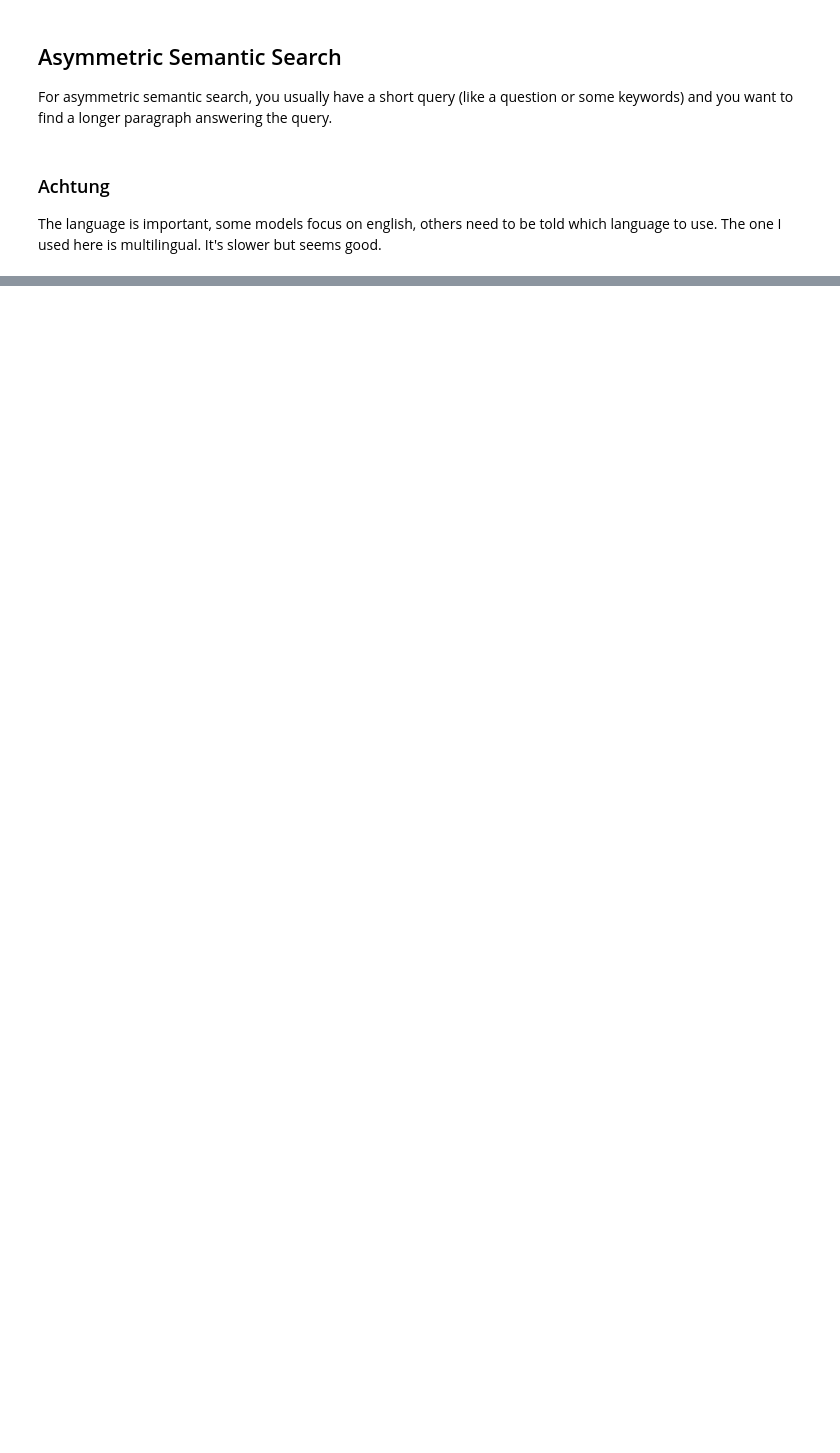
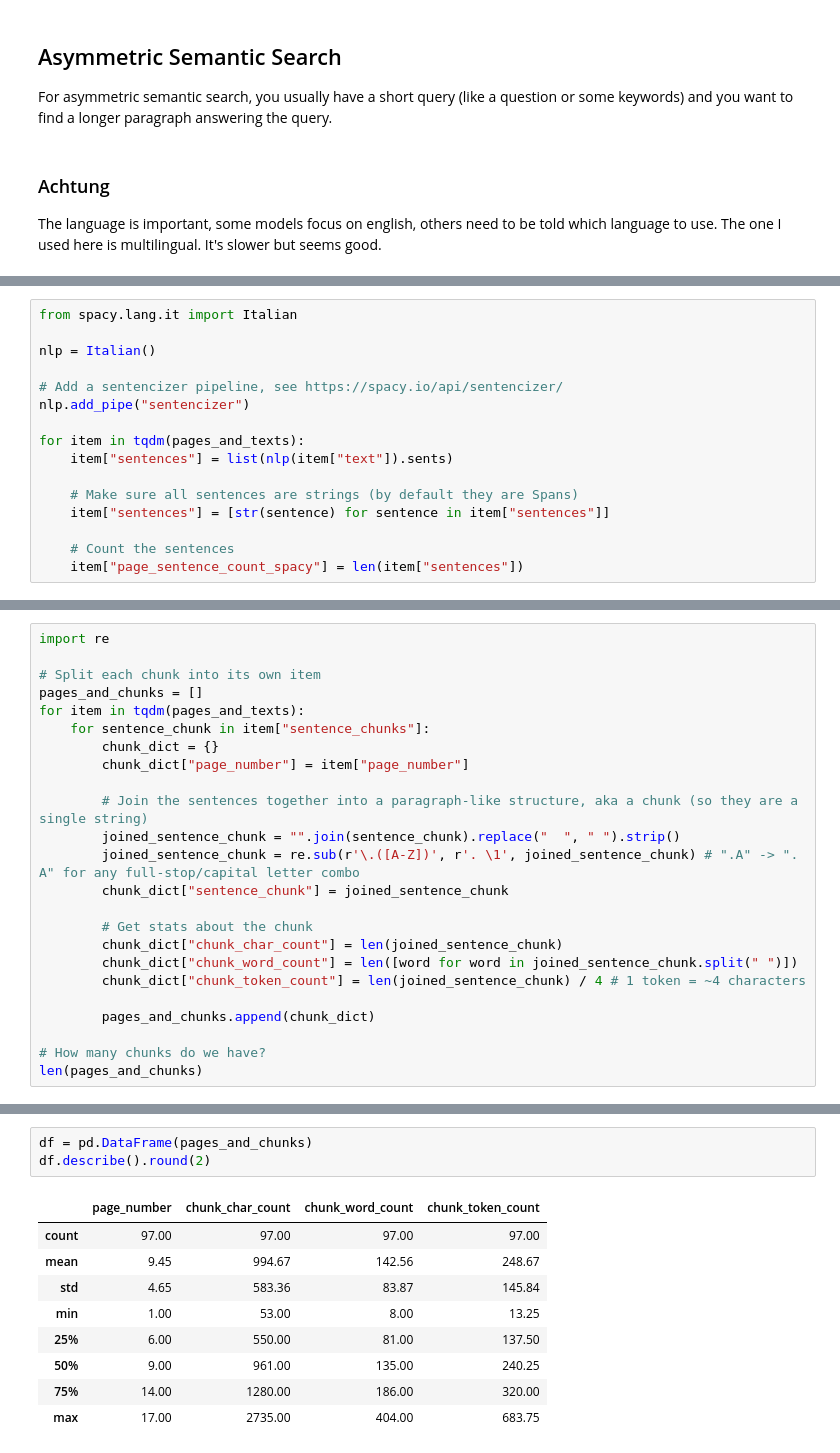
Before and after one commit to jfet97/fun-with-langchain, a Jupyter notebook: examples/asymmetric-semantic-search/asymmetric-semantic-search-better.ipynb, the cells around one changed output, grey strips where cells are left out. Saved outputs shown, nothing was run; the diff lists cells and outputs as text; blank space fills up the shorter version.

```diff
--- a/examples/asymmetric-semantic-search/asymmetric-semantic-search-better.ipynb
+++ b/examples/asymmetric-semantic-search/asymmetric-semantic-search-better.ipynb
@@ -37,0 +90,16 @@ retriever = vectorstore.as_retriever(
+# %%
+from spacy.lang.it import Italian
+
+nlp = Italian()
+
+# Add a sentencizer pipeline, see https://spacy.io/api/sentencizer/
+nlp.add_pipe("sentencizer")
+
+for item in tqdm(pages_and_texts):
+    item["sentences"] = list(nlp(item["text"]).sents)
+
+    # Make sure all sentences are strings (by default they are Spans)
+    item["sentences"] = [str(sentence) for sentence in item["sentences"]]
+
+    # Count the sentences
+    item["page_sentence_count_spacy"] = len(item["sentences"])
@@ -37,0 +151,24 @@ retriever = vectorstore.as_retriever(
+# %%
+import re
+
+# Split each chunk into its own item
+pages_and_chunks = []
+for item in tqdm(pages_and_texts):
+    for sentence_chunk in item["sentence_chunks"]:
+        chunk_dict = {}
+        chunk_dict["page_number"] = item["page_number"]
+
+        # Join the sentences together into a paragraph-like structure, aka a chunk (so they are a single string)
+        joined_sentence_chunk = "".join(sentence_chunk).replace("  ", " ").strip()
+        joined_sentence_chunk = re.sub(r'\.([A-Z])', r'. \1', joined_sentence_chunk) # ".A" -> ". A" for any full-stop/capital letter combo
+        chunk_dict["sentence_chunk"] = joined_sentence_chunk
+
+        # Get stats about the chunk
+        chunk_dict["chunk_char_count"] = len(joined_sentence_chunk)
+        chunk_dict["chunk_word_count"] = len([word for word in joined_sentence_chunk.split(" ")])
+        chunk_dict["chunk_token_count"] = len(joined_sentence_chunk) / 4 # 1 token = ~4 characters
+
+        pages_and_chunks.append(chunk_dict)
+
+# How many chunks do we have?
+len(pages_and_chunks)
@@ -37,0 +196,13 @@ retriever = vectorstore.as_retriever(
+# %%
+df = pd.DataFrame(pages_and_chunks)
+df.describe().round(2)
+# %% [output]
+|  | page_number | chunk_char_count | chunk_word_count | chunk_token_count |
+| count | 97.00 | 97.00 | 97.00 | 97.00 |
+| mean | 9.45 | 994.67 | 142.56 | 248.67 |
+| std | 4.65 | 583.36 | 83.87 | 145.84 |
+| min | 1.00 | 53.00 | 8.00 | 13.25 |
+| 25% | 6.00 | 550.00 | 81.00 | 137.50 |
+| 50% | 9.00 | 961.00 | 135.00 | 240.25 |
+| 75% | 14.00 | 1280.00 | 186.00 | 320.00 |
+| max | 17.00 | 2735.00 | 404.00 | 683.75 |
```
Also changed, not shown: parts of 21 cells of this notebook.
